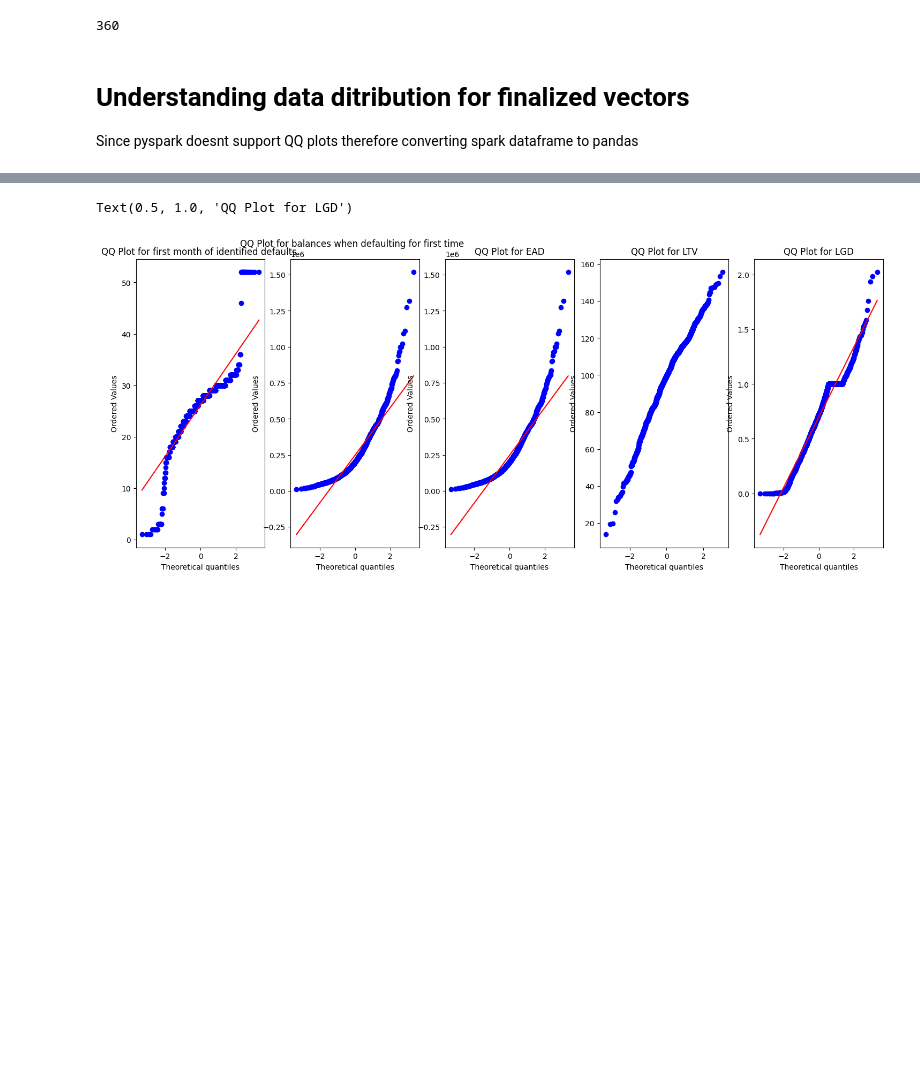
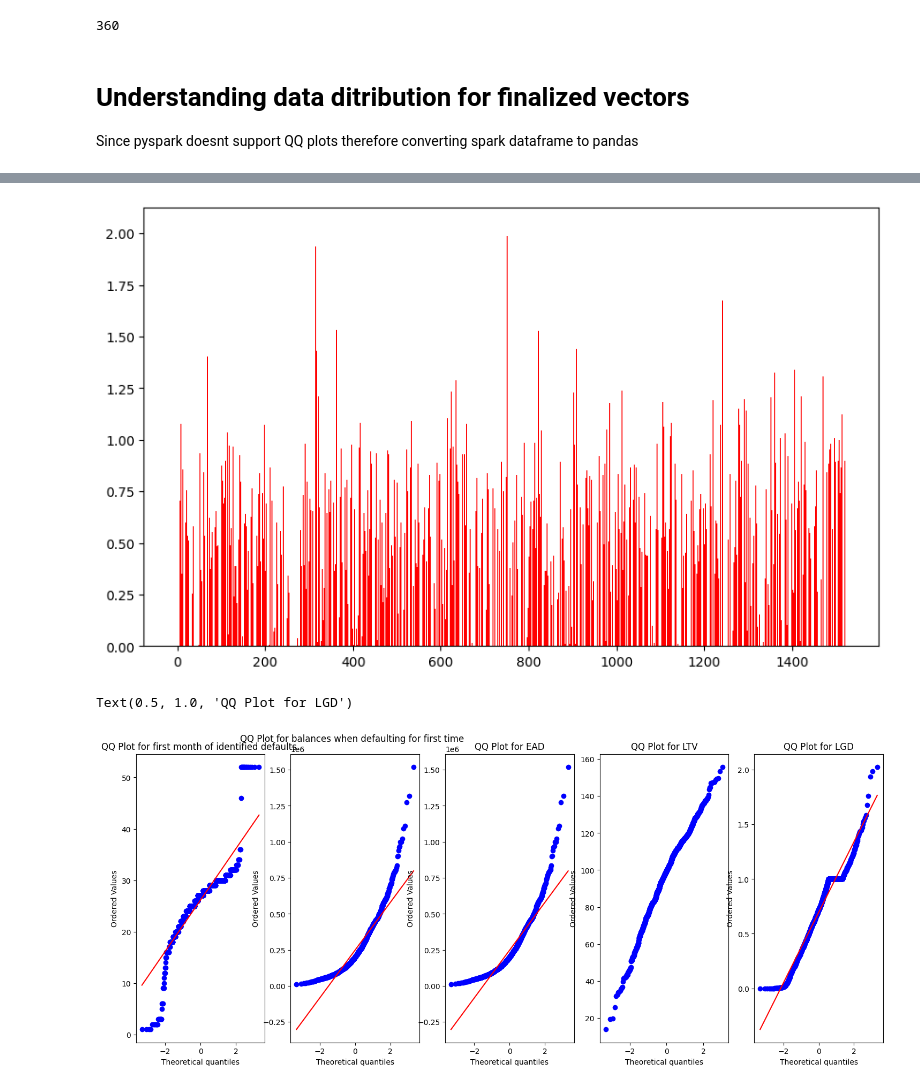
Before and after one commit to prashant65/LGD_Survival, a Jupyter notebook: LGD_Survival .ipynb, the cells around one changed output, grey strips where cells are left out. Cells and saved outputs as stored; diff of their text form; code cells hidden in the pictures; blank space fills up the shorter version.

```diff
--- a/LGD_Survival .ipynb
+++ b/LGD_Survival .ipynb
@@ -103,6 +113,7 @@ dd = dd.select(['id'\
                 ,'gdp_time'\
                 ,'balance_orig_time'\
                 ,'default_time'\
+                ,'FICO_orig_time'
                 ,'EAD'])
 # %%
 lgd = lgd.filter(F.col('default_time') == 1)\
@@ -200,3 +223,10 @@ dd_lgd_ead_p.head(10)
+# %%
+# check trend for LGD, use line chart
+plt.figure(figsize=(10, 6))
+plt.bar(range(len(dd_lgd_ead_p['LGD'])),dd_lgd_ead_p['LGD'],color='r')
+plt.show()
+# %% [output]
+[figure, added]
 # %%
 # QQ plots
 
```
Also changed, not shown: parts of 20 cells of this notebook.
